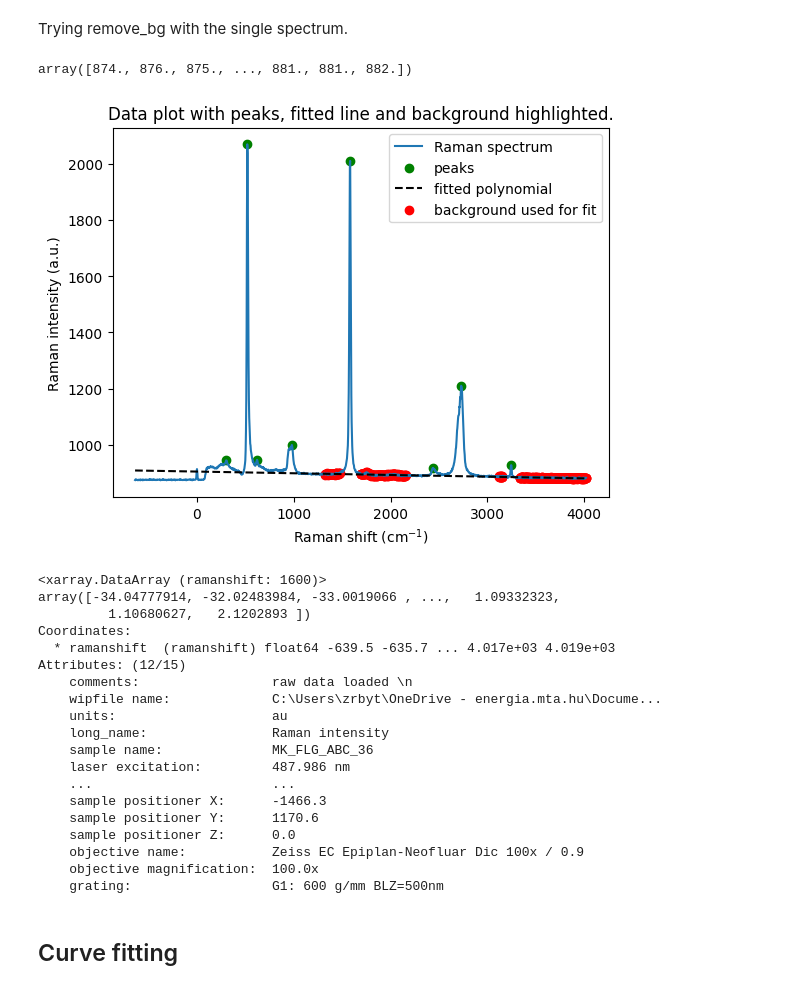
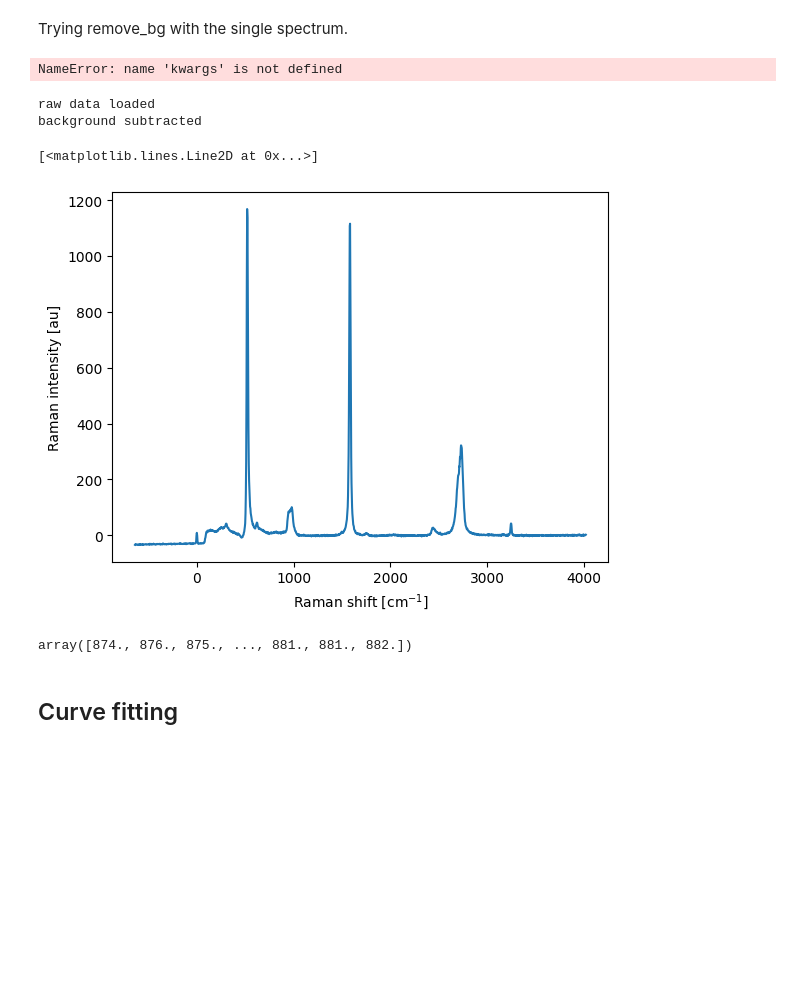
Before and after one commit to zrbyte/ramantools, a Jupyter notebook: ramantools tutorial.ipynb, the cells around one changed output. Cells and saved outputs as stored; diff of their text form; code cells hidden in the pictures; blank space fills up the shorter version.

Commit message:
documentation changes

```diff
--- a/ramantools tutorial.ipynb
+++ b/ramantools tutorial.ipynb
@@ -281,35 +257,23 @@ Attributes: (12/14)
 # %% [markdown]
 Trying remove_bg with the single spectrum.
-# %%
-singlespec.ssxr.data
-# %% [output]
-array([874., 876., 875., ..., 881., 881., 882.])
 # %%
-ss_nobg = singlespec.remove_bg(toplot = True)
+single_spec_nobg = singlespec.remove_bg()
 # %% [output]
-[figure, removed]
+NameError: name 'kwargs' is not defined
 # %%
-ss_nobg
+print(single_spec_nobg.attrs['comments'])
 # %% [output]
-<xarray.DataArray (ramanshift: 1600)>
-array([-34.04777914, -32.02483984, -33.0019066 , ...,   1.09332323,
-         1.10680627,   2.1202893 ])
-Coordinates:
-  * ramanshift  (ramanshift) float64 -639.5 -635.7 ... 4.017e+03 4.019e+03
-Attributes: (12/15)
-    comments:                 raw data loaded \n
-    wipfile name:             C:\Users\zrbyt\OneDrive - energia.mta.hu\Docume...
-    units:                    au
-    long_name:                Raman intensity
-    sample name:              MK_FLG_ABC_36
-    laser excitation:         487.986 nm
-    ...                       ...
-    sample positioner X:      -1466.3
-    sample positioner Y:      1170.6
-    sample positioner Z:      0.0
-    objective name:           Zeiss EC Epiplan-Neofluar Dic 100x / 0.9
-    objective magnification:  100.0x
-    grating:                  G1: 600 g/mm BLZ=500nm
+raw data loaded
+background subtracted
+# %%
+single_spec_nobg.plot()
+# %% [output]
+[<matplotlib.lines.Line2D at 0x...>]
+[figure, added]
+# %%
+singlespec.ssxr.data
+# %% [output]
+array([874., 876., 875., ..., 881., 881., 882.])
 # %% [markdown]
 ## Curve fitting
 # %% [markdown]
```
Also changed, not shown: parts of 2 cells of this notebook, 15 other files.
